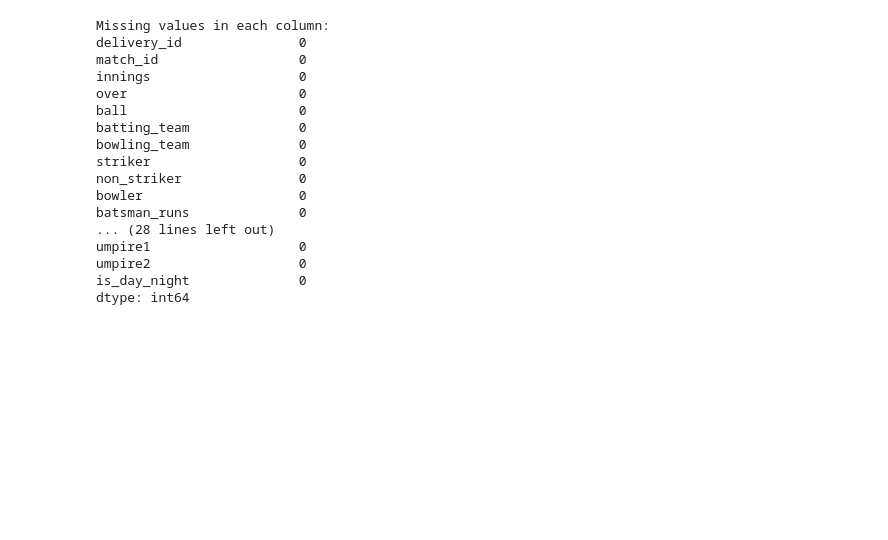
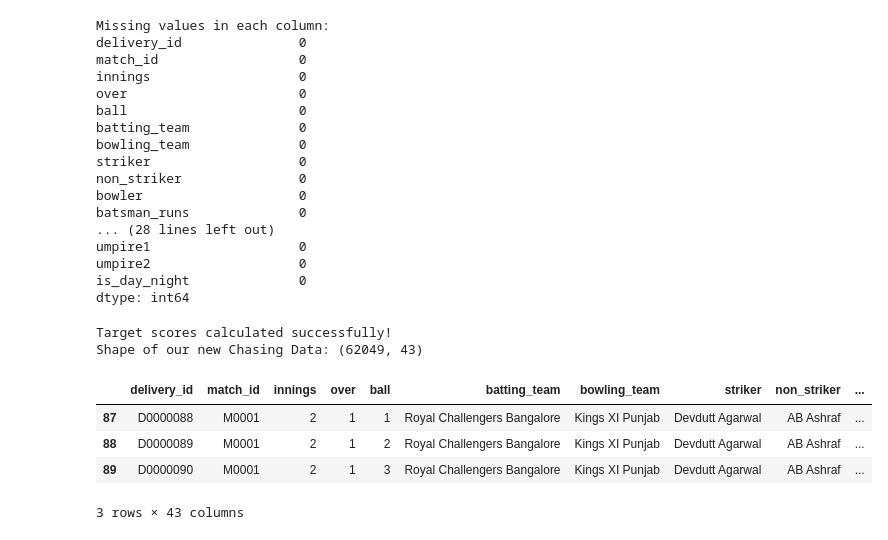
Before and after one commit to Mohammad-Mujtaba-Zaidi/T20-Strategy-Predictor, a Jupyter notebook: T20_Strategy_Predictor.ipynb, the cells around one changed output. Drawn from its saved outputs; the diff is of its cells as text; code cells hidden in the pictures; blank space fills up the shorter version.

```diff
--- a/T20_Strategy_Predictor.ipynb
+++ b/T20_Strategy_Predictor.ipynb
@@ -106,3 +133,30 @@ umpire1                   0
 umpire2                   0
 is_day_night              0
 dtype: int64
+# %%
+# Filter data to get only the 1st innings
+first_innings = total_data[total_data['innings'] == 1]
+
+# Calculate total runs scored in the 1st innings for each match
+total_scores = first_innings.groupby('match_id')['total_runs'].sum().reset_index()
+
+# Add 1 to get the target score for the chasing team
+total_scores['target'] = total_scores['total_runs'] + 1
+
+# Merge this target score back with our main dataset
+total_data = total_data.merge(total_scores[['match_id', 'target']], on='match_id')
+
+# Keep only the 2nd innings data (since our model predicts the chase)
+chasing_data = total_data[total_data['innings'] == 2]
+
+print("Target scores calculated successfully!")
+print("Shape of our new Chasing Data:", chasing_data.shape)
+display(chasing_data.head(3))
+# %% [output]
+Target scores calculated successfully!
+Shape of our new Chasing Data: (62049, 43)
+|  | delivery_id | match_id | innings | over | ball | batting_team | bowling_team | striker | non_striker | ... |
+| 87 | D0000088 | M0001 | 2 | 1 | 1 | Royal Challengers Bangalore | Kings XI Punjab | Devdutt Agarwal | AB Ashraf | ... |
+| 88 | D0000089 | M0001 | 2 | 1 | 2 | Royal Challengers Bangalore | Kings XI Punjab | Devdutt Agarwal | AB Ashraf | ... |
+| 89 | D0000090 | M0001 | 2 | 1 | 3 | Royal Challengers Bangalore | Kings XI Punjab | Devdutt Agarwal | AB Ashraf | ... |
+3 rows × 43 columns
```
Also changed, not shown: parts of 1 cell of this notebook.
